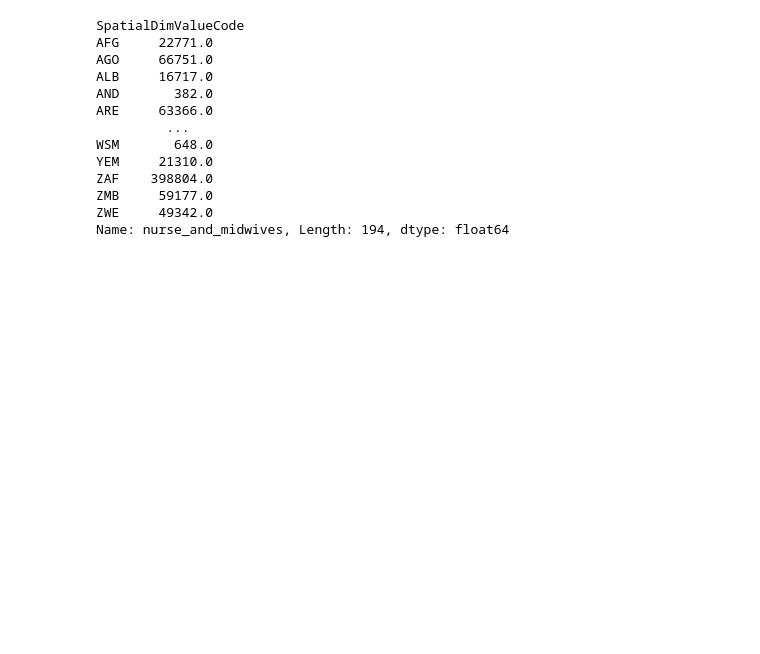
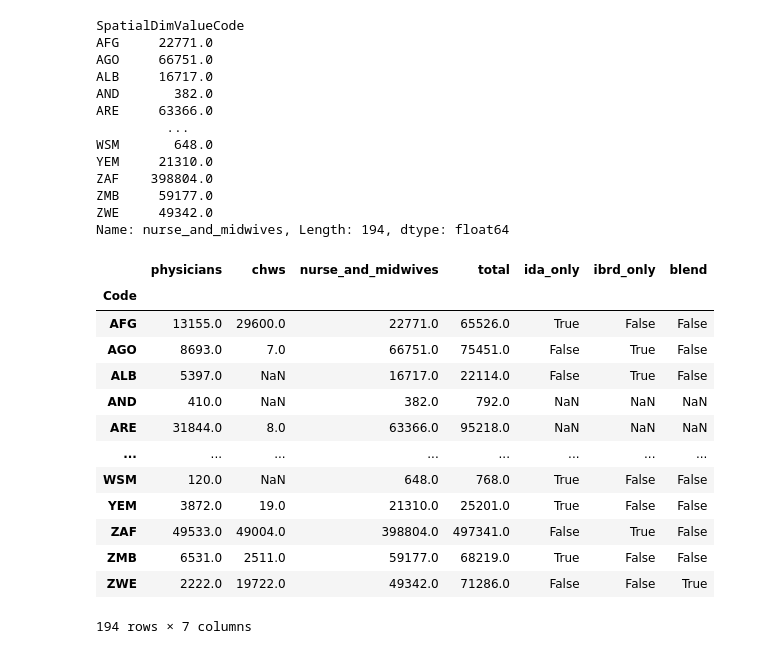
Before and after one commit to DevInnovationLab/i-msa-misc, a Jupyter notebook: at-risk-analysis/notebooks/1 analyze_health_workers.ipynb, the cells around one changed output. Saved outputs shown, nothing was run; the diff lists cells and outputs as text; code cells hidden in the pictures; blank space fills up the shorter version.

```diff
--- a/at-risk-analysis/notebooks/1 analyze_health_workers.ipynb
+++ b/at-risk-analysis/notebooks/1 analyze_health_workers.ipynb
@@ -56,5 +57,22 @@ ida_ibrd['ibrd'] = ida_ibrd['Lending category'].isin(["IBRD", "Blend"])
 
 ida_ibrd = ida_ibrd.set_index('Code')
+# %%
+health_workers
+# %% [output]
+|  | physicians | chws | nurse_and_midwives | total | ida_only | ibrd_only | blend |
+| Code |  |  |  |  |  |  |  |
+| AFG | 13155.0 | 29600.0 | 22771.0 | 65526.0 | True | False | False |
+| AGO | 8693.0 | 7.0 | 66751.0 | 75451.0 | False | True | False |
+| ALB | 5397.0 | NaN | 16717.0 | 22114.0 | False | True | False |
+| AND | 410.0 | NaN | 382.0 | 792.0 | NaN | NaN | NaN |
+| ARE | 31844.0 | 8.0 | 63366.0 | 95218.0 | NaN | NaN | NaN |
+| ... | ... | ... | ... | ... | ... | ... | ... |
+| WSM | 120.0 | NaN | 648.0 | 768.0 | True | False | False |
+| YEM | 3872.0 | 19.0 | 21310.0 | 25201.0 | True | False | False |
+| ZAF | 49533.0 | 49004.0 | 398804.0 | 497341.0 | False | True | False |
+| ZMB | 6531.0 | 2511.0 | 59177.0 | 68219.0 | True | False | False |
+| ZWE | 2222.0 | 19722.0 | 49342.0 | 71286.0 | False | False | True |
+194 rows × 7 columns
 # %%
 health_workers = physicians.to_frame().join(chws).join(nurses_and_midwives)
 health_workers['total'] = health_workers.sum(axis=1, skipna=True)
```
Also changed, not shown: parts of 3 cells of this notebook, 14 other files.
